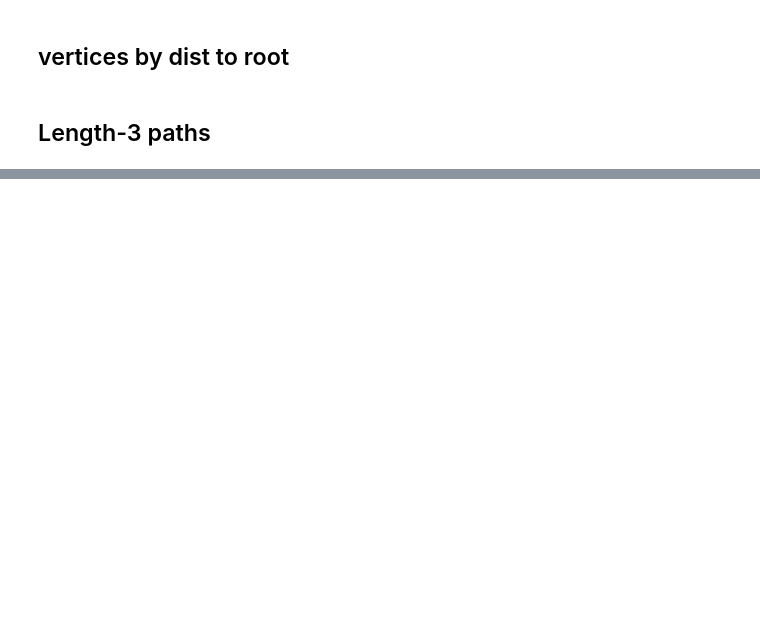
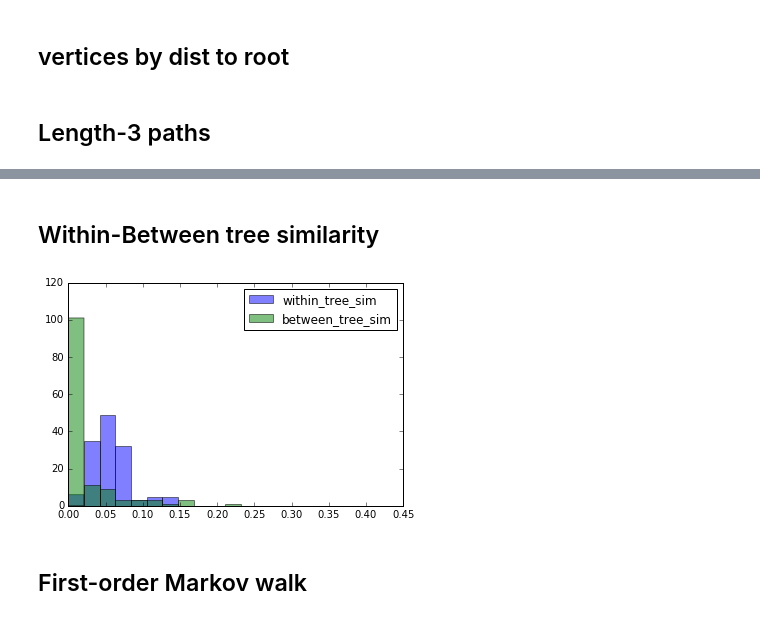
Before and after one commit to JoelDan192/ADVTopicsData, a Jupyter notebook: Cascades_by_user.ipynb, the cells around one changed output, grey strips where cells are left out. Cells and saved outputs as stored; diff of their text form; code cells hidden in the pictures; blank space fills up the shorter version.

```diff
--- a/Cascades_by_user.ipynb
+++ b/Cascades_by_user.ipynb
@@ -339,0 +416,2 @@ tagged_3_paths
+# %% [markdown]
+## Within-Between tree similarity
@@ -339,0 +424,35 @@ tagged_3_paths
+# %%
+get_tag = lambda nid: qid_tag_idx[qid_tag_idx['index']==nid].TagSplit.values[0]
+# %%
+nb_iter = 100 #nuber of trials in each tree
+min_size = 50 #min size, probably should be min depth TODO
+
+big_cascades = lambda forest,thresh: (cascade for cascade in forest if forest[cascade].GetNodes()>=thresh)
+prob_match = lambda graph,trials: sum([
+        get_tag(graph.GetRndNId()) == get_tag(graph.GetRndNId())
+        for _ in range(trials)])/float(trials)
+
+def prob_match_between(trials):
+    c1=0
+    c2=0
+    while c1==c2:
+        c1 = random.choice(cascade_trees.keys())
+        c2 = random.choice(cascade_trees.keys())
+    ctree_1 = cascade_trees[c1]
+    ctree_2 = cascade_trees[c2]
+    return sum([
+        get_tag(ctree_1.GetRndNId()) == get_tag(ctree_2.GetRndNId())
+        for _ in range(trials)])/float(trials)
+
+probs_within = [prob_match(cascade_trees[cascade],nb_iter) for cascade in big_cascades(cascade_trees,min_size)]
+probs_between = [prob_match_between(nb_iter) for _ in big_cascades(cascade_trees,min_size)]
+
+bins = np.linspace(0, .4, 20)
+pyplot.hist(probs_within, bins, alpha=0.5, label='within_tree_sim')
+pyplot.hist(probs_between, bins, alpha=0.5, label='between_tree_sim')
+pyplot.legend(loc='upper right')
+pyplot.show()
+# %% [output]
+[figure, added]
+# %% [markdown]
+## First-order Markov walk
```
Also changed, not shown: parts of 35 cells of this notebook.
